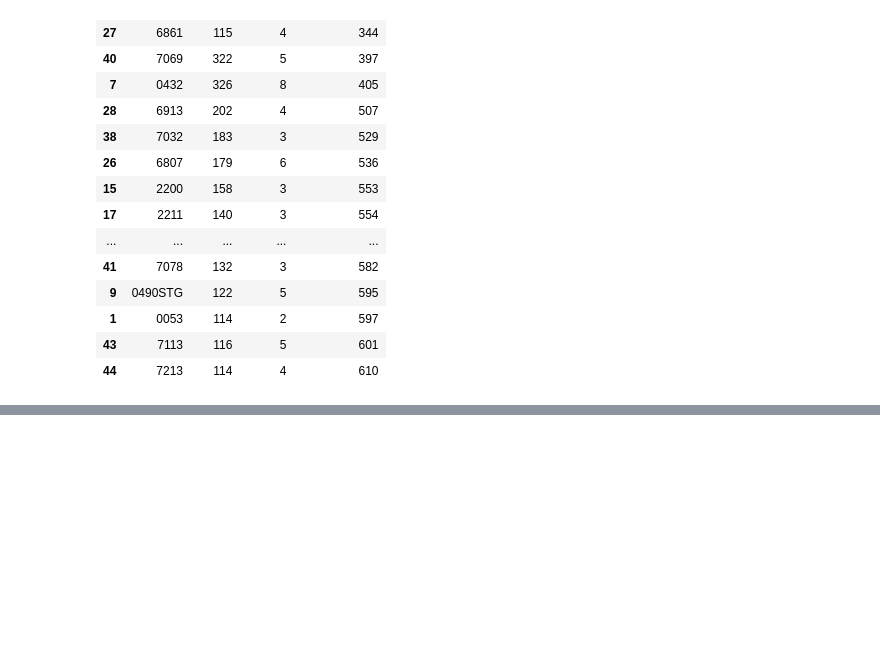
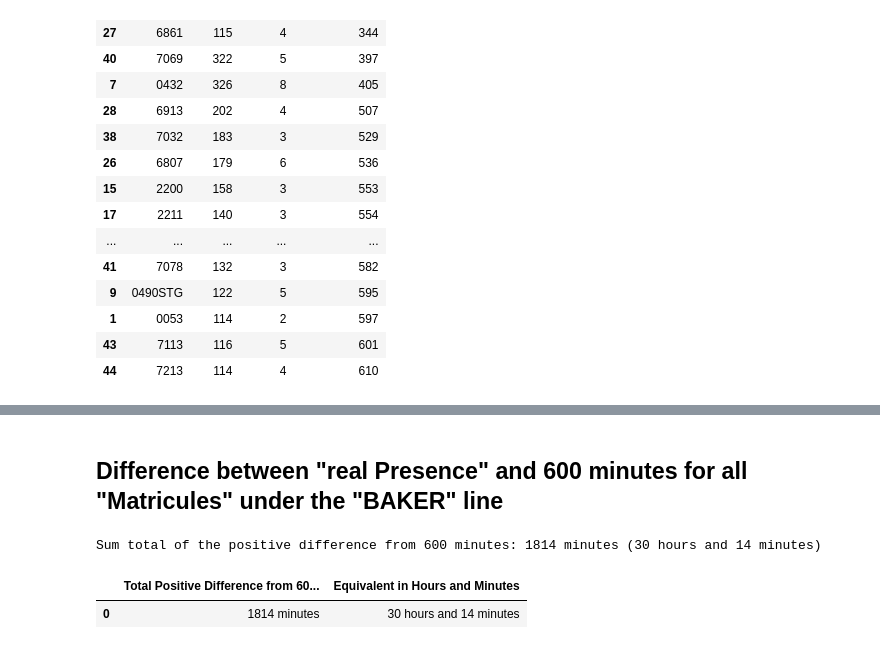
Before and after one commit to dsfdev2023/studentEvaluatiuon, a Jupyter notebook: HR_KPIS.ipynb, the cells around one changed output, grey strips where cells are left out. Cells and saved outputs as stored; diff of their text form; code cells hidden in the pictures; blank space fills up the shorter version.

```diff
--- a/HR_KPIS.ipynb
+++ b/HR_KPIS.ipynb
@@ -214,0 +275,58 @@ Number of Employees in the table: 20
+# %% [markdown]
+## Difference between "real Presence" and 600 minutes for all "Matricules" under the "BAKER" line
+# %%
+# Assuming df is your original DataFrame
+# Filter the DataFrame for 'Ligne' equal to 'BAKER'
+df_baker = df[df['Ligne'] == 'BAKER'].copy()
+
+# Define a function to convert "HH:MM" format to minutes
+def convert_to_minutes(time_str):
+    if isinstance(time_str, str):  # Check if the input is a string
+        hours, minutes = map(int, time_str.split(':'))
+        return hours * 60 + minutes
+    else:
+        return time_str  # If it's not a string, return as is
+
+# Convert 'real Presence' from "HH:MM" format to minutes before the aggregation
+df_baker['real Presence Minutes'] = df_baker['real Presence'].apply(convert_to_minutes)
+
+# Now, group by 'Matricule' and sum 'real Presence Minutes' for each 'Matricule'
+aggregated_baker = df_baker.groupby('Matricule').agg({
+    'real Presence Minutes': 'sum'
+}).reset_index()
+
+# Define a function to calculate the positive difference only if 'real Presence' is less than 600 minutes
+def calculate_positive_difference(real_presence_minutes):
+    return max(600 - real_presence_minutes, 0)
+
+# Define a function to convert minutes to hours and minutes format
+def minutes_to_hours(minutes):
+    hours = minutes // 60
+    minutes = minutes % 60
+    return f"{hours} hours and {minutes:02d} minutes"
+
+# Apply the function to calculate the positive difference from 600 minutes
+aggregated_baker['Positive Difference from 600'] = aggregated_baker['real Presence Minutes'].apply(calculate_positive_difference)
+
+# Calculate the sum total of the positive differences
+sum_total_positive_difference = aggregated_baker['Positive Difference from 600'].sum()
+
+# Convert the sum total from minutes to hours and minutes format
+total_difference_hours_minutes = minutes_to_hours(sum_total_positive_difference)
+
+# Print the sum total of the positive differences in minutes and hours:minutes format
+print(f"Sum total of the positive difference from 600 minutes: {sum_total_positive_difference} minutes ({total_difference_hours_minutes})")
+
+
+# Create a DataFrame to display the result as a table
+results_df = pd.DataFrame({
+    'Total Positive Difference from 600 Minutes': [f"{sum_total_positive_difference} minutes"],
+    'Equivalent in Hours and Minutes': [total_difference_hours_minutes]
+})
+
+# Display the results as a table
+display(results_df)
+# %% [output]
+Sum total of the positive difference from 600 minutes: 1814 minutes (30 hours and 14 minutes)
+|  | Total Positive Difference from 60... | Equivalent in Hours and Minutes |
+| 0 | 1814 minutes | 30 hours and 14 minutes |
```
Also changed, not shown: parts of 2 cells of this notebook.
